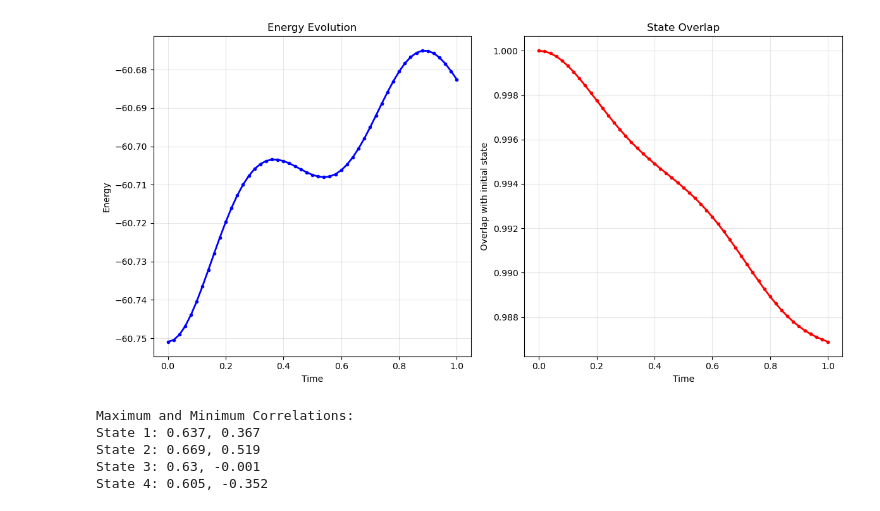
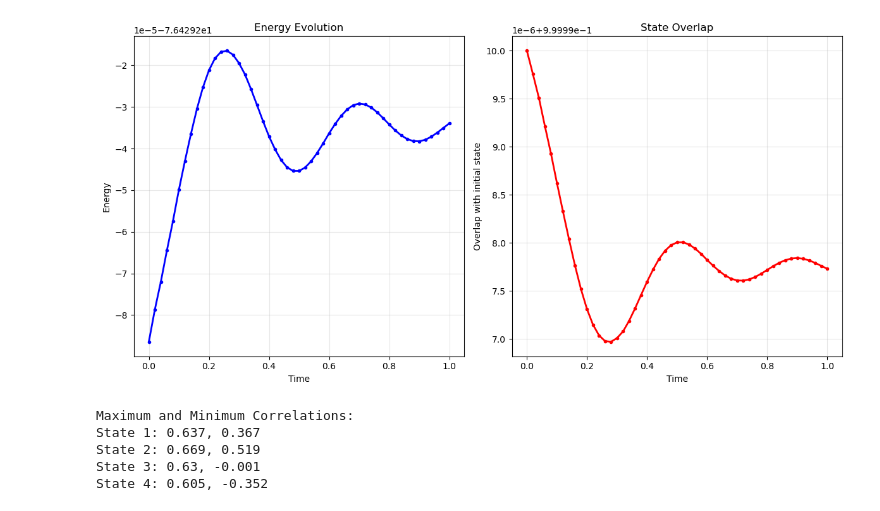
Before and after one commit to wholdhus/majorana_chain_dynamics, a Jupyter notebook: Majorana Chain Dynamics.ipynb, the cells around one changed output. Cells and saved outputs as stored; diff of their text form; code cells hidden in the pictures.

```diff
--- a/Majorana Chain Dynamics.ipynb
+++ b/Majorana Chain Dynamics.ipynb
@@ -13,16 +13,16 @@ global L = 30
 energy_offset = false
 
 # Coupling coefficients
-global lambdaI = 1
-global lambda3 = 0.856
+lambdaI = 1
+lambda3 = 1e-13
 
 # Observer to monitor convergence
-observer = DMRGObserver(; energy_tol=1e-10)
+observer = DMRGObserver(; energy_tol=1e-8)
 
 # Number of sweeps, bond dimensions, and cutoff for DMRG algorithm
 nsweeps = 20
-global maxdim = [10, 33, 66, 133, 200]
-cutoff = 1e-10
+global maxdim = [10, 33, 66, 133]
+cutoff = 1e-8
 
 let
     # Reset global variables
@@ -149,5 +149,5 @@ After sweep 9 energy=-60.75091375333519  maxlinkdim=189 maxerr=9.98E-11 time=4.4
 # %%
-# Time Evolution Under Full Hamiltonian
+# Time Evolution Under Ising Hamiltonian
 
 using LinearAlgebra
 
@@ -173,72 +173,28 @@ function build_trotter_gates(sites, tau)
     L = length(sites)
     gates = ITensor[]
 
-# Three-spin gates (H3) half-step
-    for j in 1:(L-2)
-        s1, s2, s3 = sites[j], sites[j+1], sites[j+2]
-        # Build term for Three-spin part of Hamiltonian
-        H3_term = op("X", s1) * op("Z", s2) * op("Z", s3) +
-                  op("Z", s1) * op("Z", s2) * op("X", s3)
-        # Scale and create gate
-        H3 = lambda3 * H3_term
-        push!(gates, exp(-im * tau/2 * H3))
-    end
-
-    # Periodic conditions
-    s1, s2, s3 = sites[L-1], sites[L], sites[1]
-    H3_term = op("X", s1) * op("Z", s2) * op("Z", s3) +
-              op("Z", s1) * op("Z", s2) * op("X", s3)
-    H3 = lambda3 * H3_term
-    push!(gates, exp(-im * tau/2 * H3))
-
-    s1, s2, s3 = sites[L], sites[1], sites[2]
-    H3_term = op("X", s1) * op("Z", s2) * op("Z", s3) +
-              op("Z", s1) * op("Z", s2) * op("X", s3)
-    H3 = lambda3 * H3_term
-    push!(gates, exp(-im * tau/2 * H3))
-
-# Two-site Ising gates (HI) full-step
+    # Forward sweep gates
     for j in 1:(L-1)
         s1, s2 = sites[j], sites[j+1]
-        # Build term for Ising part of Hamiltonian
-        HI_term = -op("X", s1) * op("Id", s2) -
-                   op("Z", s1) * op("Z", s2)
-        # Scale and create gate
-        HI = 2 * lambdaI * HI_term
-        push!(gates, exp(-im * tau * HI))
+
+        # Build term for Ising part of Hamiltonian HI
+        h_term = -op("X", s1) * op("Id", s2) -
+                  op("Z", s1) * op("Z", s2)
+
+        # Scale by lambdaI and create gate
+        h_scaled = 2 * lambdaI * h_term
+        G = exp(-im * tau/2 * h_scaled)
+        push!(gates, G)
     end
+    s1, s2 = sites[L], sites[1]
+    h_term = -op("X", s1) * op("Id", s2) -
+              op("Z", s1) * op("Z", s2)
+    h_scaled = 2 * lambdaI * h_term
+    G = exp(-im * tau/2 * h_scaled)
+    push!(gates, G)
 
-    # Periodic conditions
-    s1, s2 = sites[L], sites[1]
-    HI_term = -op("X", s1) * op("Id", s2) -
-               op("Z", s1) * op("Z", s2)
-    HI = 2 * lambdaI * HI_term
-    push!(gates, exp(-im * tau * HI))
-
-# Three-spin gates (H3) half-step reverse
-
-    # Periodic conditions
-    s1, s2, s3 = sites[L], sites[1], sites[2]
-    H3_term = op("X", s1) * op("Z", s2) * op("Z", s3) +
-              op("Z", s1) * op("Z", s2) * op("X", s3)
-    H3 = lambda3 * H3_term
-    push!(gates, exp(-im * tau/2 * H3))
-
-    s1, s2, s3 = sites[L-1], sites[L], sites[1]
-    H3_term = op("X", s1) * op("Z", s2) * op("Z", s3) +
-              op("Z", s1) * op("Z", s2) * op("X", s3)
-    H3 = lambda3 * H3_term
-    push!(gates, exp(-im * tau/2 * H3))
-
-    for j in (L-2):-1:1
-        s1, s2, s3 = sites[j], sites[j+1], sites[j+2]
-        # Build term for Three-spin part of Hamiltonian
-        H3_term = op("X", s1) * op("Z", s2) * op("Z", s3) +
-                  op("Z", s1) * op("Z", s2) * op("X", s3)
-        # Scale and create gate
-        H3 = lambda3 * H3_term
-        push!(gates, exp(-im * tau/2 * H3))
-    end
+    # Backward sweep (gates in reverse order)
+    append!(gates, reverse(gates))
 
     return gates
 end
@@ -313,4 +269,4 @@ Change in energy: 0.068322
-[figure, old version]
+[figure, new version]
 # %%
 # Z-Z Correlations
 
```
Also changed, not shown: parts of 2 cells of this notebook.
